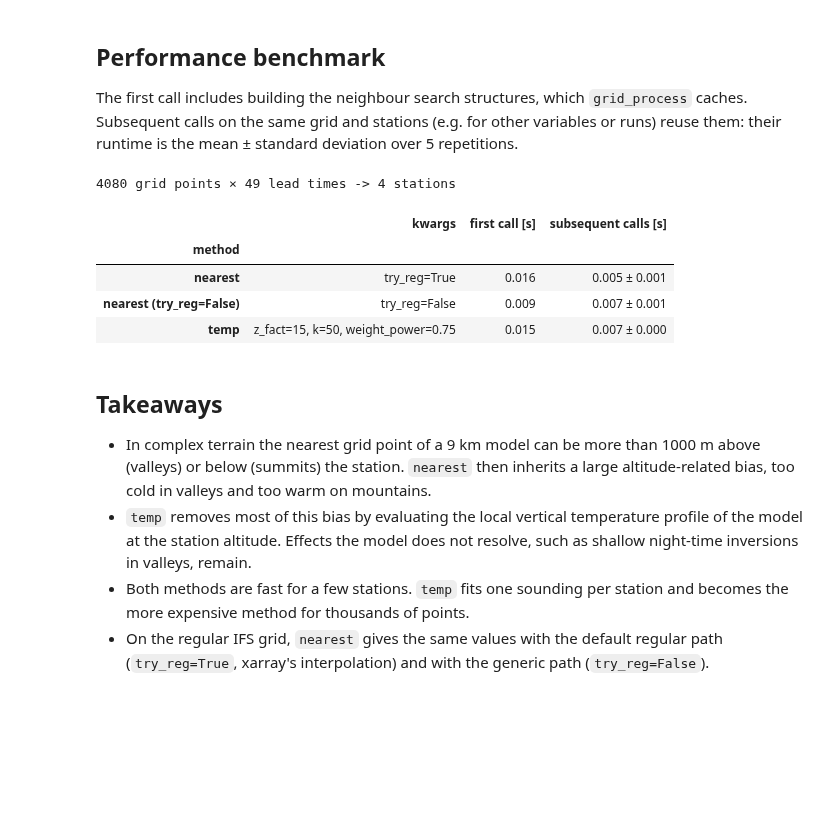
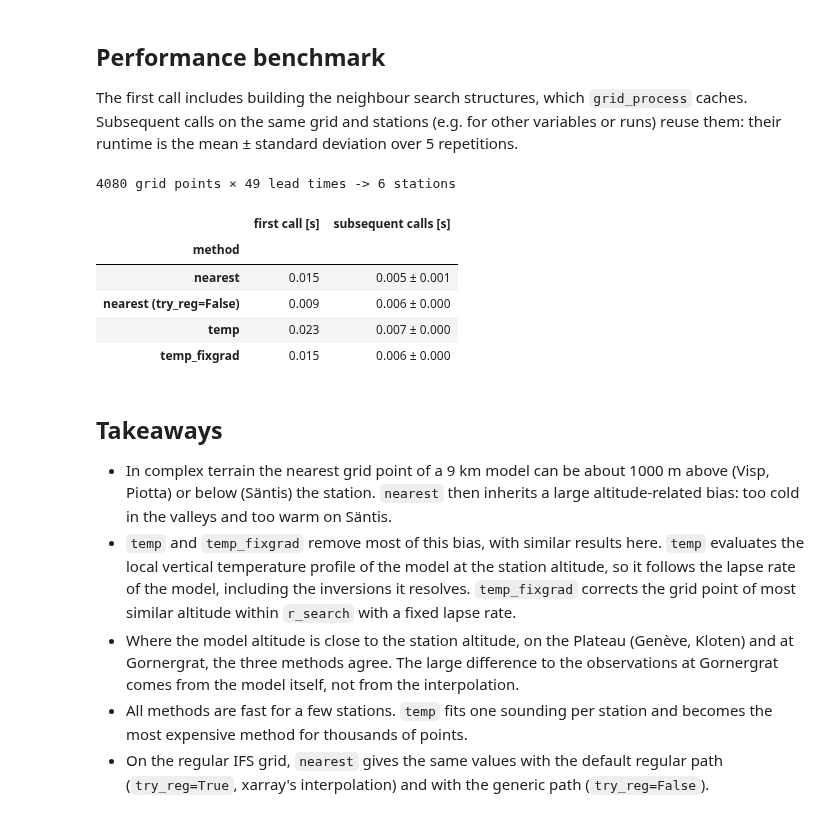
Before and after one commit to MeteoSwiss/grid-process, a Jupyter notebook: doc/examples/02_interp2poi_ifs_temperature.ipynb, the cells around one changed output. Cells and saved outputs as stored; diff of their text form; code cells hidden in the pictures; blank space fills up the shorter version.

```diff
--- a/doc/examples/02_interp2poi_ifs_temperature.ipynb
+++ b/doc/examples/02_interp2poi_ifs_temperature.ipynb
@@ -114,21 +144,19 @@ The station metadata provide the coordinates and the altitude (`height_masl`) us
 SMN_URL = "https://data.geo.admin.ch/ch.meteoschweiz.ogd-smn"
 
 meta = pd.read_csv(f"{SMN_URL}/ogd-smn_meta_stations.csv", sep=";", encoding="cp1252")
-meta = meta.rename(columns={"station_abbr": "name", "station_height_masl": "height_masl"})
 pois = gpd.GeoDataFrame(
-    meta[["name", "station_name", "height_masl"]],
+    meta[["station_abbr", "station_name", "station_height_masl"]],
     geometry=gpd.points_from_xy(meta["station_coordinates_lv95_east"], meta["station_coordinates_lv95_north"]),
     crs="EPSG:2056",
 )
-pois = pois.set_index("name", drop=False).loc[STATIONS]
+pois = pois.set_index("station_abbr", drop=False).loc[STATIONS]
 
 
-def read_smn(abbr: str, granularity: str, periods: tuple[str, ...] = ("recent", "now")) -> pd.DataFrame:
+def read_smn(station_abbr: str, granularity: str, periods: tuple[str, ...] = ("recent", "now")) -> pd.DataFrame:
     """Read station data files (granularity 't': 10 min, 'h': hourly); timestamps are in UTC."""
+    abbr = station_abbr.lower()
     frames = [
-        pd.read_csv(
-            f"{SMN_URL}/{abbr.lower()}/ogd-smn_{abbr.lower()}_{granularity}_{period}.csv", sep=";", encoding="cp1252"
-        )
+        pd.read_csv(f"{SMN_URL}/{abbr}/ogd-smn_{abbr}_{granularity}_{period}.csv", sep=";", encoding="cp1252")
         for period in periods
     ]
     df = pd.concat(frames)
@@ -137,6 +165,8 @@ def read_smn(abbr: str, granularity: str, periods: tuple[str, ...] = ("recent",
 
 
 t_start, t_end = ds.time.values[[0, -1]]
-obs = pd.DataFrame({abbr: read_smn(abbr, "t")["tre200s0"] for abbr in STATIONS}).loc[t_start:t_end]
-pois[["station_name", "height_masl"]]
+# regular 10 min steps, so that missing observations show as gaps in the plots
+obs = pd.DataFrame({abbr: read_smn(abbr, "t")["tre200s0"] for abbr in STATIONS}).asfreq("10min")
+obs = obs.loc[t_start:t_end]
+pois[["station_name", "station_height_masl"]]
 # %% [output]
@@ -225,40 +259,49 @@ The first call includes building the neighbour search structures, which `grid_pr
 Subsequent calls on the same grid and stations (e.g. for other variables or runs) reuse them: their
 runtime is the mean ± standard deviation over 5 repetitions.
 # %%
-def benchmark(func, data, target, methods: dict, first_call: dict, repeat: int = 5) -> pd.DataFrame:
-    rows = []
-    for label, kwargs in methods.items():
-        warm = np.array(timeit.repeat(lambda: func(data, target, **kwargs), number=1, repeat=repeat))
-        rows.append(
-            {
-                "method": label,
-                "kwargs": ", ".join(f"{k}={v}" for k, v in kwargs.items() if k != "method"),
-                "first call [s]": first_call[label],
-                "subsequent calls [s]": f"{warm.mean():.3f} ± {warm.std():.3f}",
-            }
-        )
-    return pd.DataFrame(rows).set_index("method").round(3)
+def benchmark(
+    func: Callable[..., xr.Dataset],
+    data: xr.Dataset,
+    target: gpd.GeoDataFrame | xr.Dataset,
+    methods: dict[str, dict[str, Any]],
+    first_call_times: dict[str, float],
+    repeat: int = 5,
+) -> pd.DataFrame:
+    """Runtime of the first call and mean ± standard deviation of the subsequent calls of each method."""
+    rows: dict[str, dict[str, Any]] = {}
+    for method, kw in methods.items():
+        times = np.array(timeit.repeat(partial(func, data, target, **kw), number=1, repeat=repeat))
+        rows[method] = {
+            "first call [s]": f"{first_call_times[method]:.3f}",
+            "subsequent calls [s]": f"{times.mean():.3f} ± {times.std():.3f}",
+        }
+    return pd.DataFrame.from_dict(rows, orient="index").rename_axis("method")
 
 
 print(f"{ds.latitude.size * ds.longitude.size} grid points × {ds.time.size} lead times -> {len(pois)} stations")
 benchmark(gri.interp2poi, ds, pois, runs, first_call)
 # %% [output]
-4080 grid points × 49 lead times -> 4 stations
+4080 grid points × 49 lead times -> 6 stations
-|  | kwargs | first call [s] | subsequent calls [s] |
-| method |  |  |  |
-| nearest | try_reg=True | 0.016 | 0.005 ± 0.001 |
-| nearest (try_reg=False) | try_reg=False | 0.009 | 0.007 ± 0.001 |
-| temp | z_fact=15, k=50, weight_power=0.75 | 0.015 | 0.007 ± 0.000 |
+|  | first call [s] | subsequent calls [s] |
+| method |  |  |
+| nearest | 0.015 | 0.005 ± 0.001 |
+| nearest (try_reg=False) | 0.009 | 0.006 ± 0.000 |
+| temp | 0.023 | 0.007 ± 0.000 |
+| temp_fixgrad | 0.015 | 0.006 ± 0.000 |
 # %% [markdown]
 ## Takeaways
 
-- In complex terrain the nearest grid point of a 9 km model can be more than 1000 m above (valleys) or
-  below (summits) the station. `nearest` then inherits a large altitude-related bias, too cold in
-  valleys and too warm on mountains.
-- `temp` removes most of this bias by evaluating the local vertical temperature profile of the model at
-  the station altitude. Effects the model does not resolve, such as shallow night-time inversions in
-  valleys, remain.
-- Both methods are fast for a few stations. `temp` fits one sounding per station and becomes the more
+- In complex terrain the nearest grid point of a 9 km model can be about 1000 m above (Visp, Piotta) or
+  below (Säntis) the station. `nearest` then inherits a large altitude-related bias: too cold in the
+  valleys and too warm on Säntis.
+- `temp` and `temp_fixgrad` remove most of this bias, with similar results here. `temp` evaluates the
+  local vertical temperature profile of the model at the station altitude, so it follows the lapse rate
+  of the model, including the inversions it resolves. `temp_fixgrad` corrects the grid point of most
+  similar altitude within `r_search` with a fixed lapse rate.
+- Where the model altitude is close to the station altitude, on the Plateau (Genève, Kloten) and at
+  Gornergrat, the three methods agree. The large difference to the observations at Gornergrat comes from
+  the model itself, not from the interpolation.
+- All methods are fast for a few stations. `temp` fits one sounding per station and becomes the most
   expensive method for thousands of points.
 - On the regular IFS grid, `nearest` gives the same values with the default regular path
   (`try_reg=True`, xarray's interpolation) and with the generic path (`try_reg=False`).
```
Also changed, not shown: parts of 8 cells of this notebook, 5 other files.
